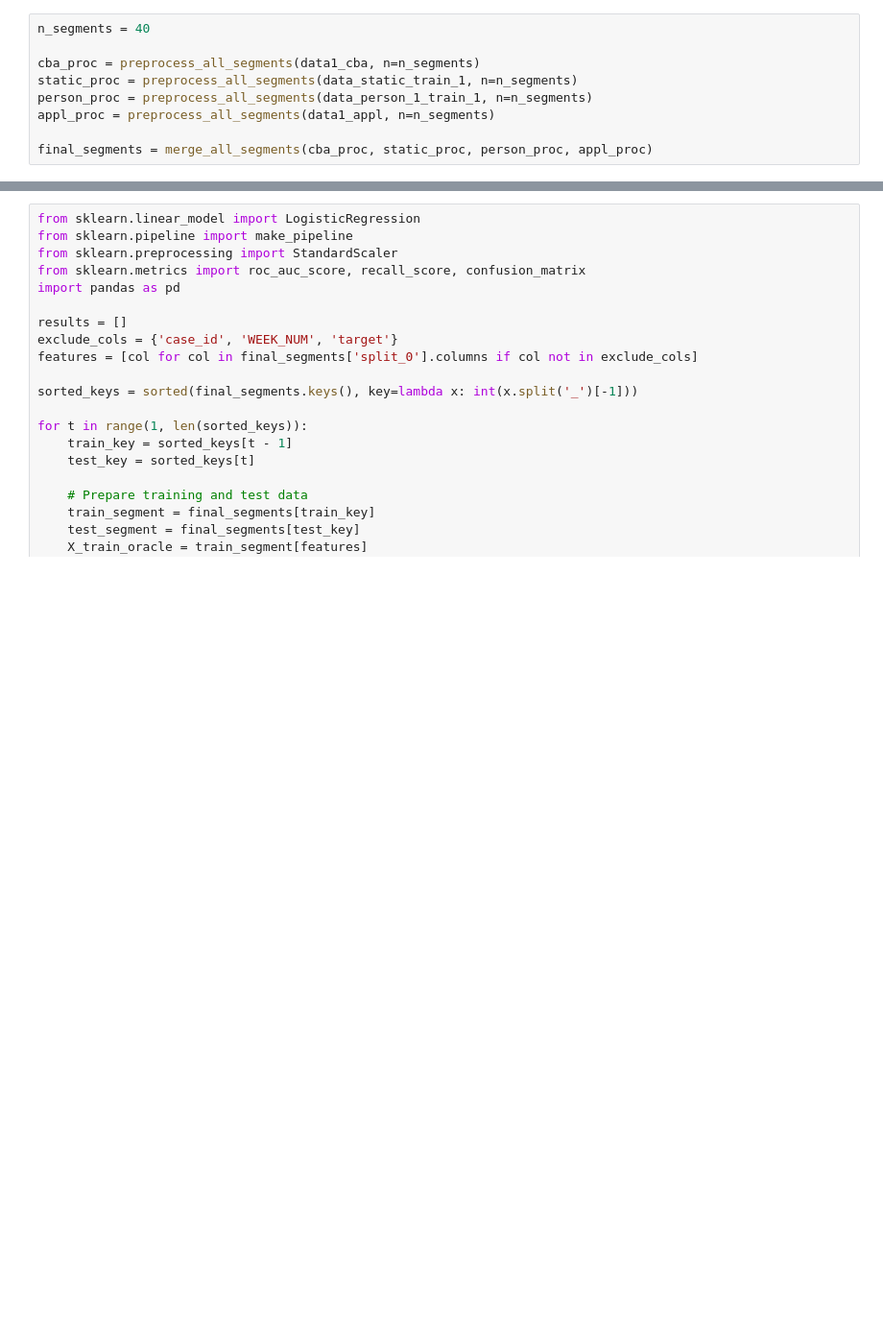
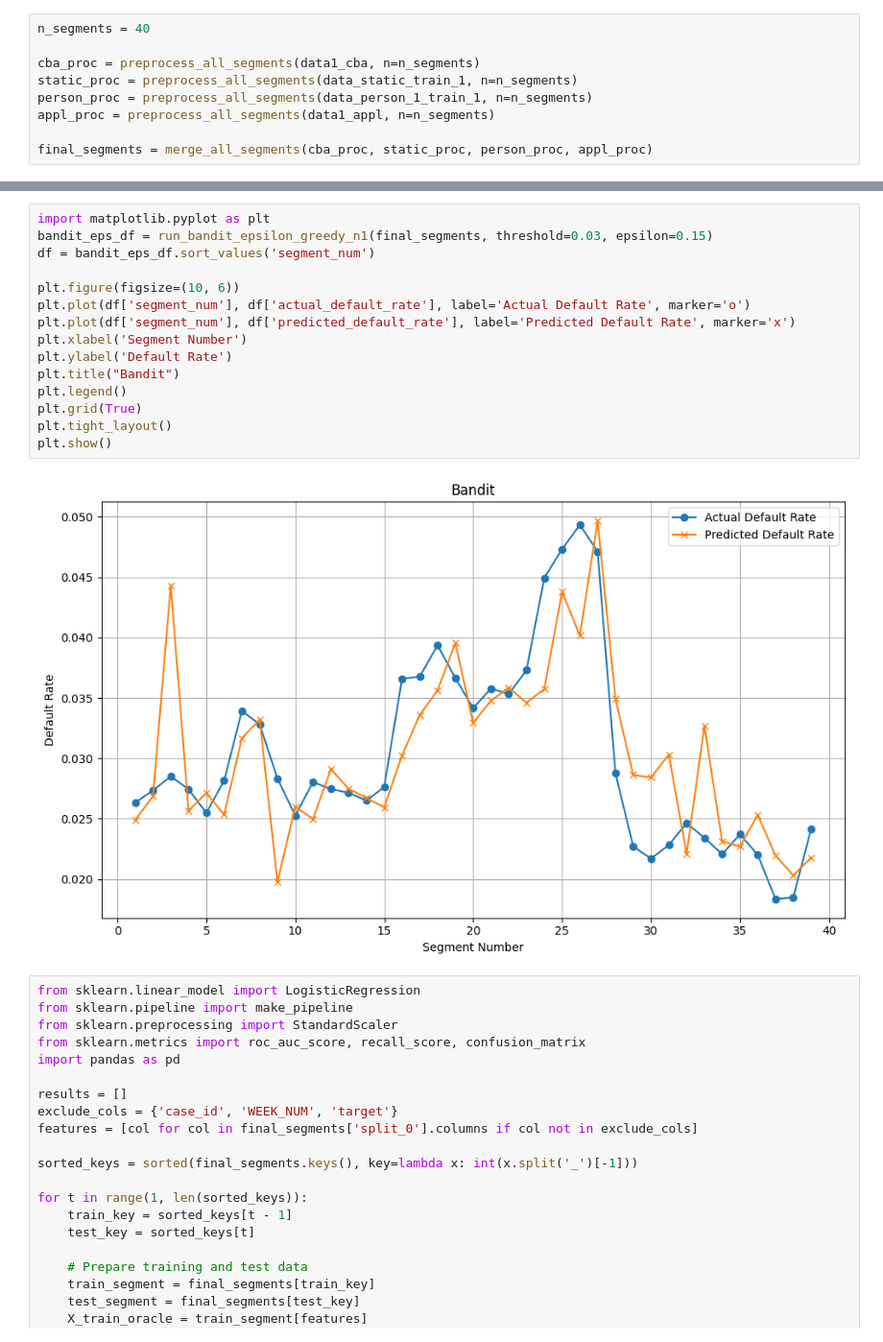
Before and after one commit to manpreetsingh227/MSc-project, a Jupyter notebook: notebooks/EDA.ipynb, the cells around one changed output, grey strips where cells are left out. Shown at 96% size. Cells and saved outputs as stored; diff of their text form; blank space fills up the shorter version.

```diff
--- a/notebooks/EDA.ipynb
+++ b/notebooks/EDA.ipynb
@@ -305,3 +389,20 @@ final_segments = merge_all_segments(cba_proc, static_proc, person_proc, appl_pro
+# %%
+import matplotlib.pyplot as plt
+bandit_eps_df = run_bandit_epsilon_greedy_n1(final_segments, threshold=0.03, epsilon=0.15)
+df = bandit_eps_df.sort_values('segment_num')
+
+plt.figure(figsize=(10, 6))
+plt.plot(df['segment_num'], df['actual_default_rate'], label='Actual Default Rate', marker='o')
+plt.plot(df['segment_num'], df['predicted_default_rate'], label='Predicted Default Rate', marker='x')
+plt.xlabel('Segment Number')
+plt.ylabel('Default Rate')
+plt.title("Bandit")
+plt.legend()
+plt.grid(True)
+plt.tight_layout()
+plt.show()
+# %% [output]
+[figure, added]
 # %%
 from sklearn.linear_model import LogisticRegression
 from sklearn.pipeline import make_pipeline
```
Also changed, not shown: parts of 1 cell of this notebook.
